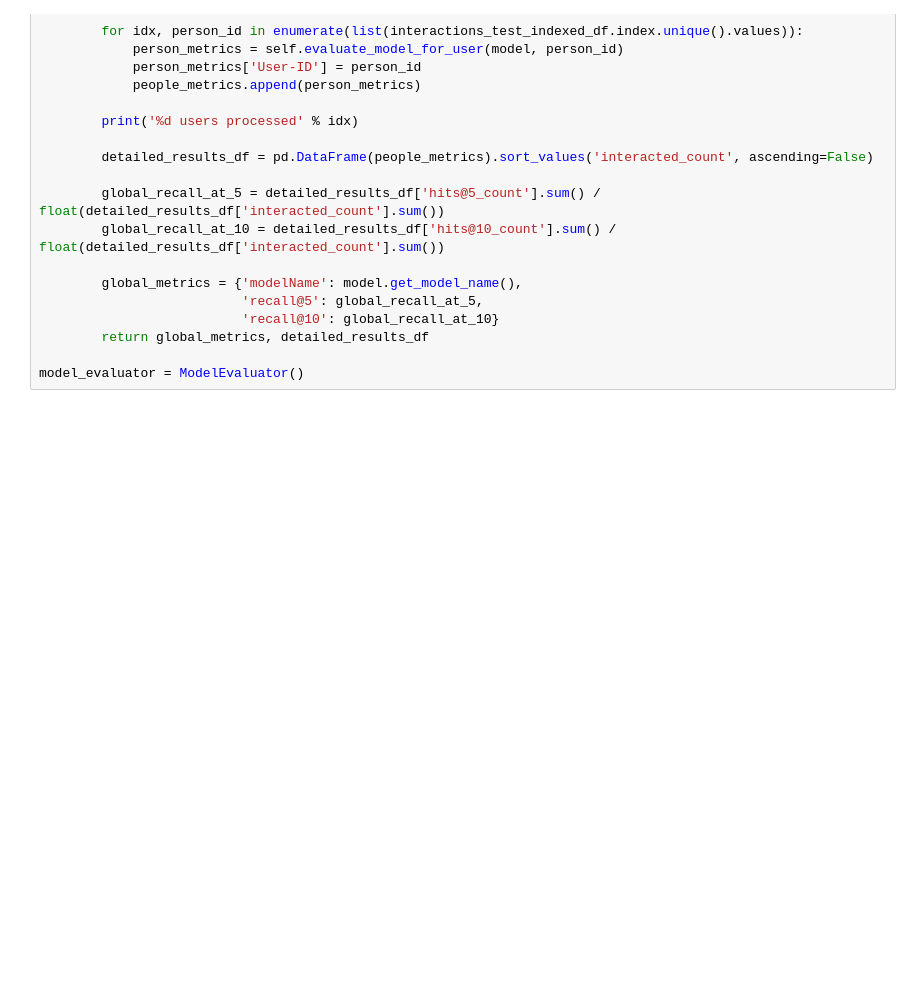
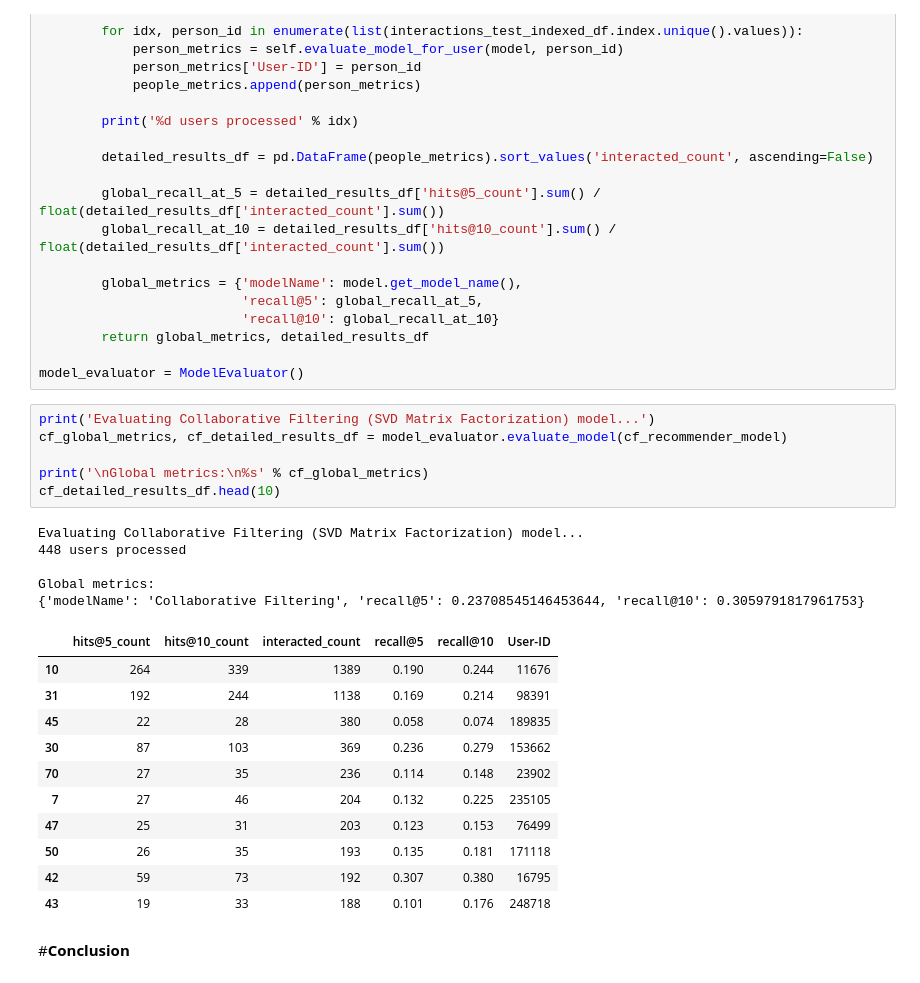
Before and after one commit to CodeWithSridhar/Book-Recommendation-System, a Jupyter notebook: Book_Recommendation_System.ipynb, the cells around one changed output. Cells and saved outputs as stored; diff of their text form; blank space fills up the shorter version.

```diff
--- a/Book_Recommendation_System.ipynb
+++ b/Book_Recommendation_System.ipynb
@@ -1427,3 +1435,28 @@ class ModelEvaluator:
         return global_metrics, detailed_results_df
 
 model_evaluator = ModelEvaluator()
+# %%
+print('Evaluating Collaborative Filtering (SVD Matrix Factorization) model...')
+cf_global_metrics, cf_detailed_results_df = model_evaluator.evaluate_model(cf_recommender_model)
+
+print('\nGlobal metrics:\n%s' % cf_global_metrics)
+cf_detailed_results_df.head(10)
+# %% [output]
+Evaluating Collaborative Filtering (SVD Matrix Factorization) model...
+448 users processed
+
+Global metrics:
+{'modelName': 'Collaborative Filtering', 'recall@5': 0.23708545146453644, 'recall@10': 0.3059791817961753}
+|  | hits@5_count | hits@10_count | interacted_count | recall@5 | recall@10 | User-ID |
+| 10 | 264 | 339 | 1389 | 0.190 | 0.244 | 11676 |
+| 31 | 192 | 244 | 1138 | 0.169 | 0.214 | 98391 |
+| 45 | 22 | 28 | 380 | 0.058 | 0.074 | 189835 |
+| 30 | 87 | 103 | 369 | 0.236 | 0.279 | 153662 |
+| 70 | 27 | 35 | 236 | 0.114 | 0.148 | 23902 |
+| 7 | 27 | 46 | 204 | 0.132 | 0.225 | 235105 |
+| 47 | 25 | 31 | 203 | 0.123 | 0.153 | 76499 |
+| 50 | 26 | 35 | 193 | 0.135 | 0.181 | 171118 |
+| 42 | 59 | 73 | 192 | 0.307 | 0.380 | 16795 |
+| 43 | 19 | 33 | 188 | 0.101 | 0.176 | 248718 |
+# %% [markdown]
+#**Conclusion**
```
Also changed, not shown: parts of 13 cells of this notebook.
